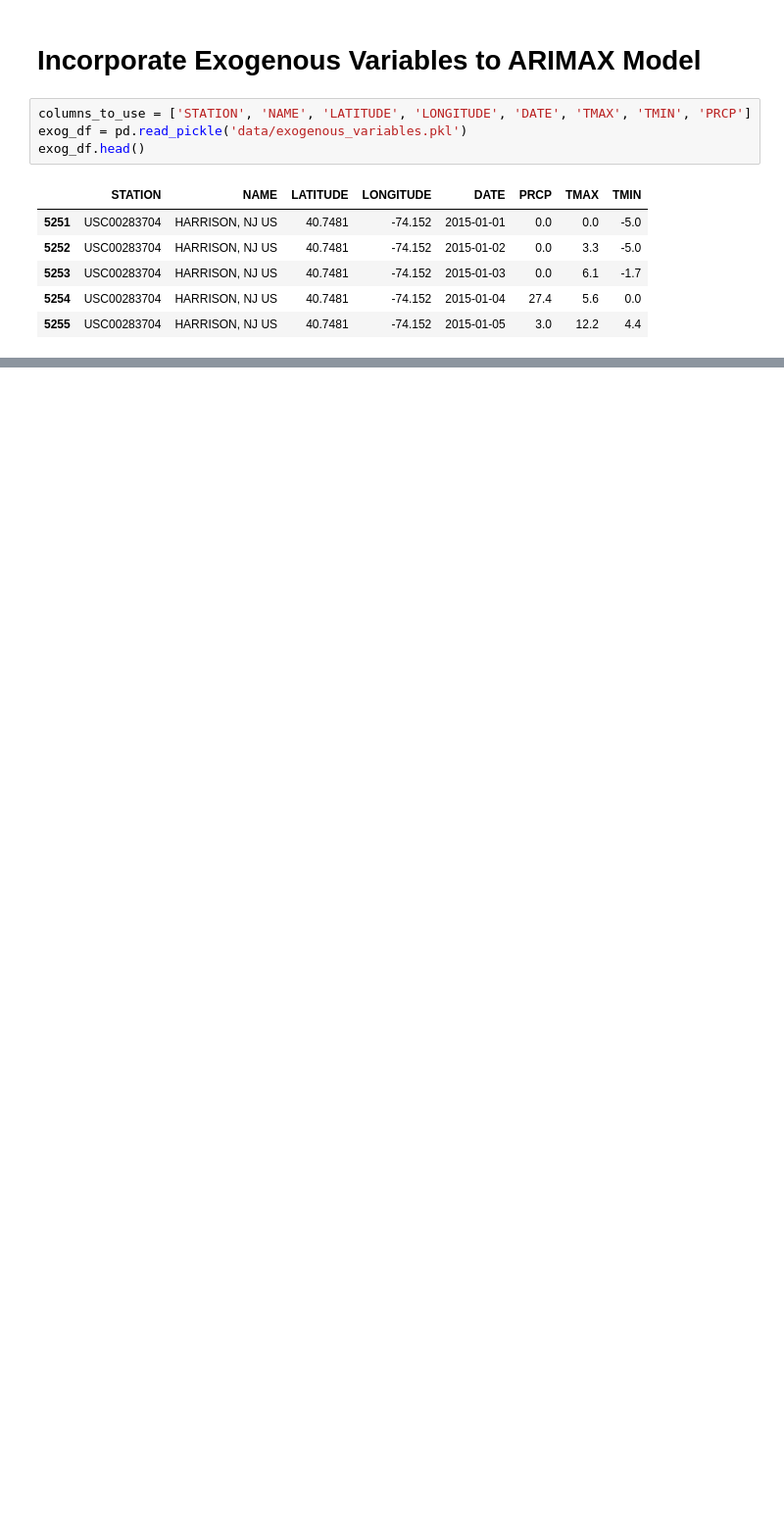
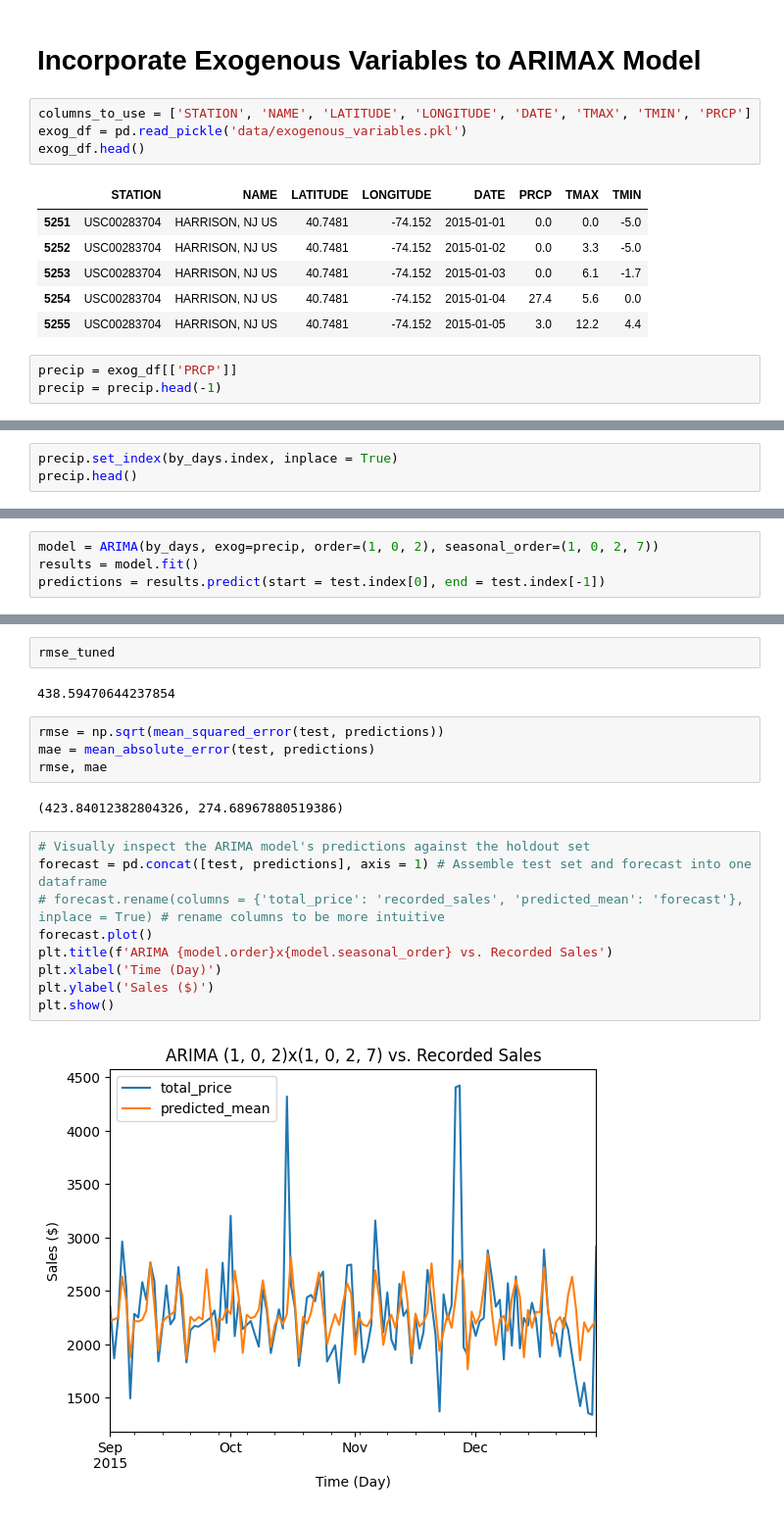
Before and after one commit to Caveexplorer/Kitchen-Sales-Forecasting, a Jupyter notebook: kitchen_sales_forecasting_modeling.ipynb, the cells around one changed output, grey strips where cells are left out. Shown at 98% size. Saved outputs shown, nothing was run; the diff lists cells and outputs as text; blank space fills up the shorter version.

```diff
--- a/kitchen_sales_forecasting_modeling.ipynb
+++ b/kitchen_sales_forecasting_modeling.ipynb
@@ -655,3 +706,6 @@ exog_df.head()
 | 5253 | USC00283704 | HARRISON, NJ US | 40.7481 | -74.152 | 2015-01-03 | 0.0 | 6.1 | -1.7 |
 | 5254 | USC00283704 | HARRISON, NJ US | 40.7481 | -74.152 | 2015-01-04 | 27.4 | 5.6 | 0.0 |
 | 5255 | USC00283704 | HARRISON, NJ US | 40.7481 | -74.152 | 2015-01-05 | 3.0 | 12.2 | 4.4 |
+# %%
+precip = exog_df[['PRCP']]
+precip = precip.head(-1)
@@ -657,0 +723,3 @@ exog_df.head()
+# %%
+precip.set_index(by_days.index, inplace = True)
+precip.head()
@@ -657,0 +734,4 @@ exog_df.head()
+# %%
+model = ARIMA(by_days, exog=precip, order=(1, 0, 2), seasonal_order=(1, 0, 2, 7))
+results = model.fit()
+predictions = results.predict(start = test.index[0], end = test.index[-1])
@@ -657,0 +759,21 @@ exog_df.head()
+# %%
+rmse_tuned
+# %% [output]
+438.59470644237854
+# %%
+rmse = np.sqrt(mean_squared_error(test, predictions))
+mae = mean_absolute_error(test, predictions)
+rmse, mae
+# %% [output]
+(423.84012382804326, 274.68967880519386)
+# %%
+# Visually inspect the ARIMA model's predictions against the holdout set
+forecast = pd.concat([test, predictions], axis = 1) # Assemble test set and forecast into one dataframe
+# forecast.rename(columns = {'total_price': 'recorded_sales', 'predicted_mean': 'forecast'}, inplace = True) # rename columns to be more intuitive
+forecast.plot()
+plt.title(f'ARIMA {model.order}x{model.seasonal_order} vs. Recorded Sales')
+plt.xlabel('Time (Day)')
+plt.ylabel('Sales ($)')
+plt.show()
+# %% [output]
+[figure, added]
```
Also changed, not shown: parts of 45 cells of this notebook.
